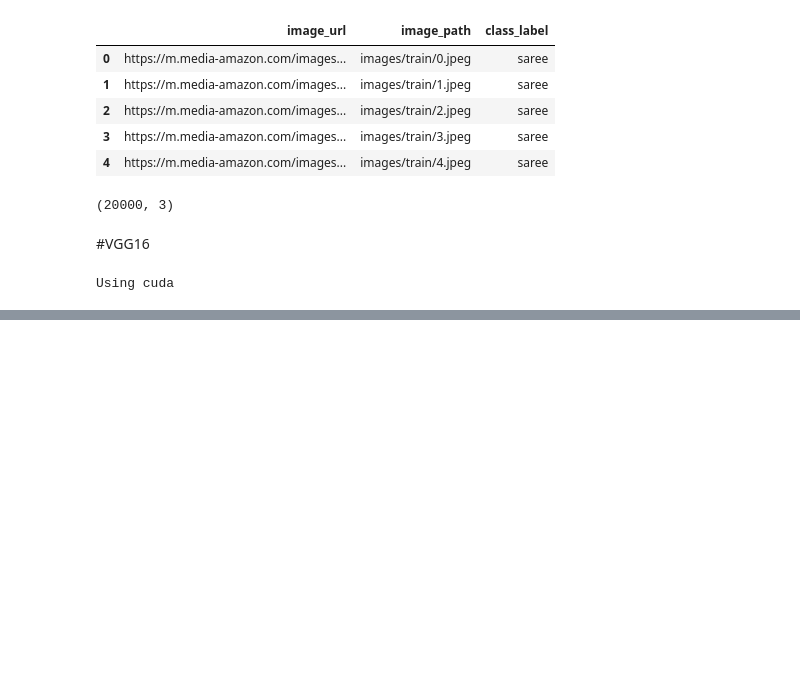
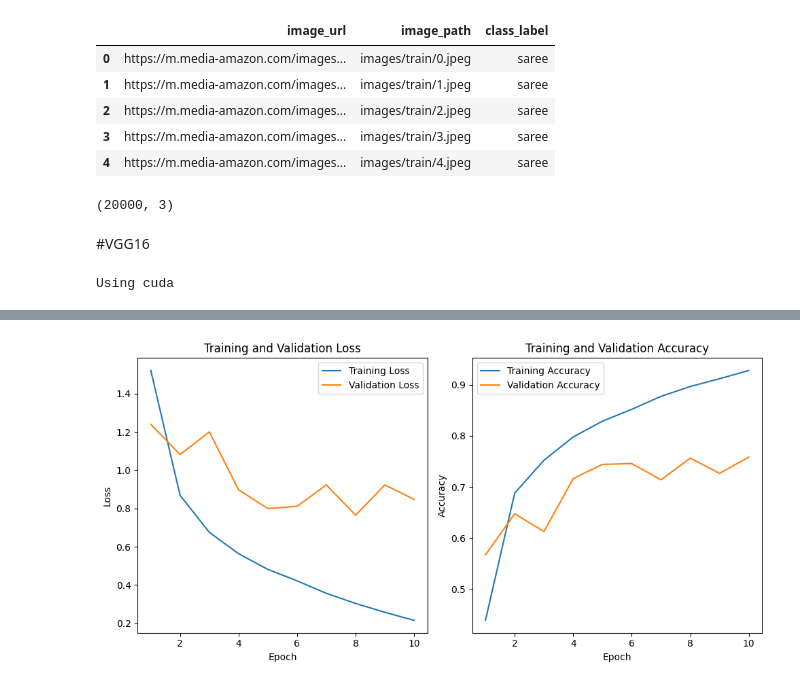
Before and after one commit to thuhinkhanna/COMP-6721-Project, a Jupyter notebook: AI_Project_Indo_Fashion_Dataset.ipynb, the cells around one changed output, grey strips where cells are left out. Saved outputs shown, nothing was run; the diff lists cells and outputs as text; code cells hidden in the pictures; blank space fills up the shorter version.

Commit message:
Model fitted with ResNET18

```diff
--- a/AI_Project_Indo_Fashion_Dataset.ipynb
+++ b/AI_Project_Indo_Fashion_Dataset.ipynb
@@ -492,0 +497,14 @@ plt.show()
+# %%
+from torchvision import models
+import torch.nn as nn
+import torch.optim as optim
+
+device = torch.device("cuda" if torch.cuda.is_available() else "cpu")
+print("Using "+str(device))
+
+resnet18 = models.resnet18(weights=None)
+resnet18.fc = nn.Linear(resnet18.fc.in_features, 8) # 8 output classes
+resnet18.to(device)
+
+criterion = nn.CrossEntropyLoss()
+optimizer = optim.SGD(resnet18.parameters(), lr=0.001, momentum=0.9)
@@ -492,0 +599,28 @@ plt.show()
+# %%
+import matplotlib.pyplot as plt
+
+# training and validation loss
+
+plt.figure(figsize=(10, 5))
+plt.subplot(1, 2, 1)
+plt.plot(range(1, num_epochs + 1), train_losses, label='Training Loss')
+plt.plot(range(1, num_epochs + 1), val_losses, label='Validation Loss')
+plt.xlabel('Epoch')
+plt.ylabel('Loss')
+plt.title('Training and Validation Loss')
+plt.legend()
+
+# Plotting training and validation accuracy
+
+plt.subplot(1, 2, 2)
+plt.plot(range(1, num_epochs + 1), train_accuracies, label='Training Accuracy')
+plt.plot(range(1, num_epochs + 1), val_accuracies, label='Validation Accuracy')
+plt.xlabel('Epoch')
+plt.ylabel('Accuracy')
+plt.title('Training and Validation Accuracy')
+plt.legend()
+
+plt.tight_layout()
+plt.show()
+# %% [output]
+[figure, added]
```
Also changed, not shown: parts of 13 cells of this notebook.
